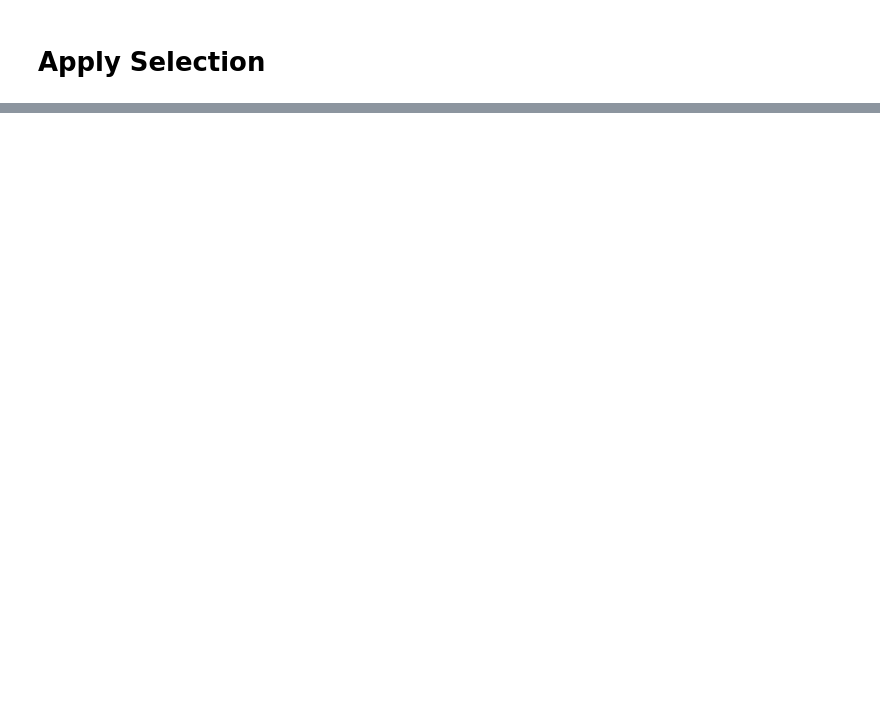
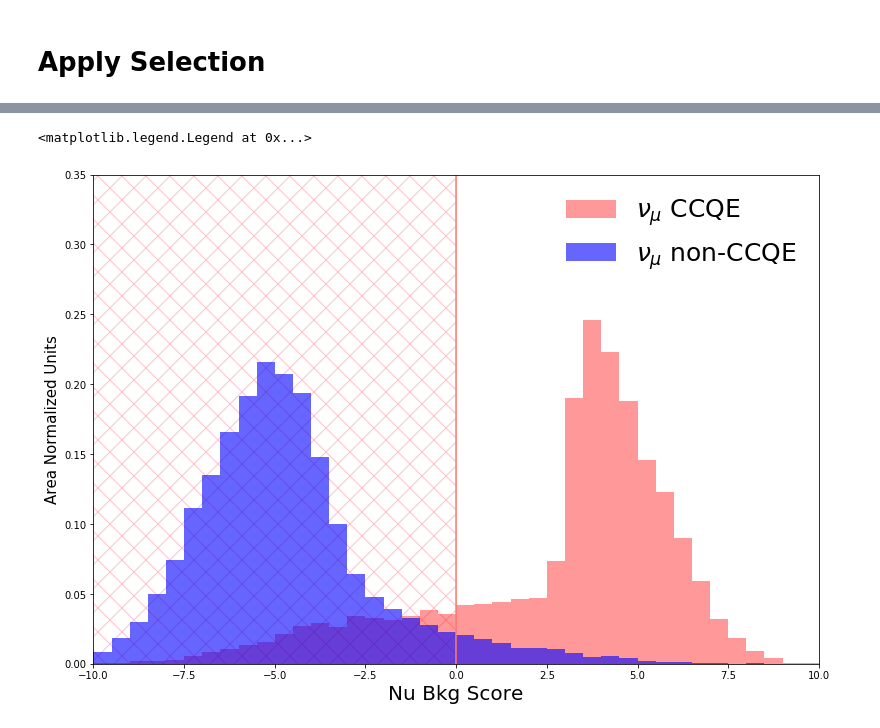
Before and after one commit to LArbys/1L1PSelection, a Jupyter notebook: DL_1mu1p_selection-prime.ipynb, the cells around one changed output, grey strips where cells are left out. Cells and saved outputs as stored; diff of their text form; code cells hidden in the pictures; blank space fills up the shorter version.

```diff
--- a/DL_1mu1p_selection-prime.ipynb
+++ b/DL_1mu1p_selection-prime.ipynb
@@ -930,0 +306,33 @@ Text(0.7,0.55,'Precuts and NuBkgScore > 2\nand CosBkgScore > 0\n')
+# %%
+#Plot bdt variables
+
+cosquery = 'NTracks == 2'
+
+
+nubkg_signal = df_CCQE_numu_presel.query(cosquery)['NuBkgScore'].values
+nubkg_bkg = df_MEC_numu_presel.query(cosquery)['NuBkgScore'].values.tolist() + df_piplusminus_numu_presel.query(cosquery)['NuBkgScore'].values.tolist() + df_pizero_numu_presel.query(cosquery)['NuBkgScore'].values.tolist() +  df_other_numu_presel.query(cosquery)['NuBkgScore'].values.tolist()
+
+
+
+fig,ax = plt.subplots(figsize=(13,9))
+fig.patch.set_alpha(1)
+nbins = 40
+myrange = (-10,10)
+
+plt.hist(nubkg_signal,nbins,range=myrange,color='red',alpha=.4,density=True,label=r'$\nu_\mu$ CCQE')
+plt.hist(nubkg_bkg,nbins,range=myrange,color='blue',alpha=.6,density=True,label=r'$\nu_\mu$ non-CCQE')
+
+ax.set_xlabel('Nu Bkg Score',fontsize=20)
+ax.set_ylabel('Area Normalized Units',fontsize=15)
+
+ax.axvline(0,c='salmon')
+plt.fill_between((-14,0),(0,0),(10,10),hatch='X',facecolor='None',edgecolor='pink',alpha=1)
+ax.set_ylim(0,.35)
+ax.set_xlim(myrange)
+#ax.annotate('Cut NuBkgScore < 0\nReject 93.47% Bkg\nRetain 78.74% Sig',xy=(.72,.65), xycoords='axes fraction',fontsize=18)
+
+
+plt.legend(fontsize=25,frameon=False)
+# %% [output]
+<matplotlib.legend.Legend at 0x...>
+[figure, added]
```
Also changed, not shown: parts of 55 cells of this notebook, 2 other files.
